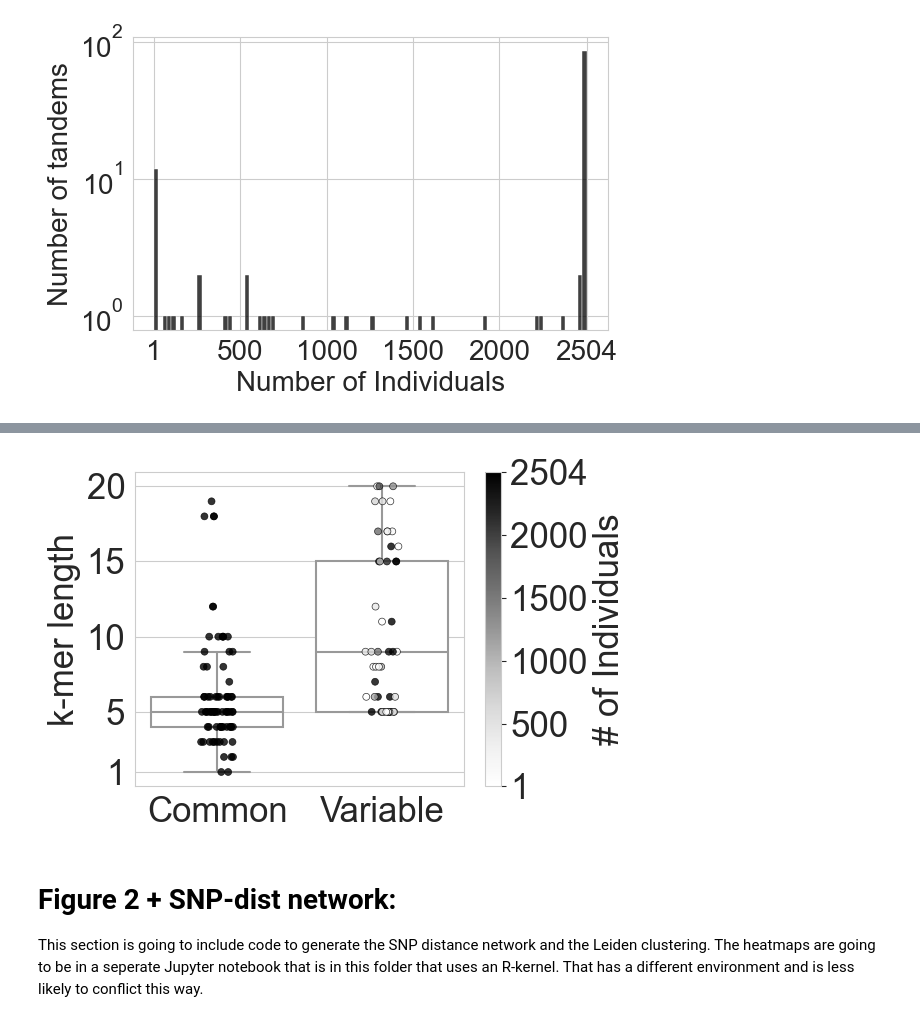
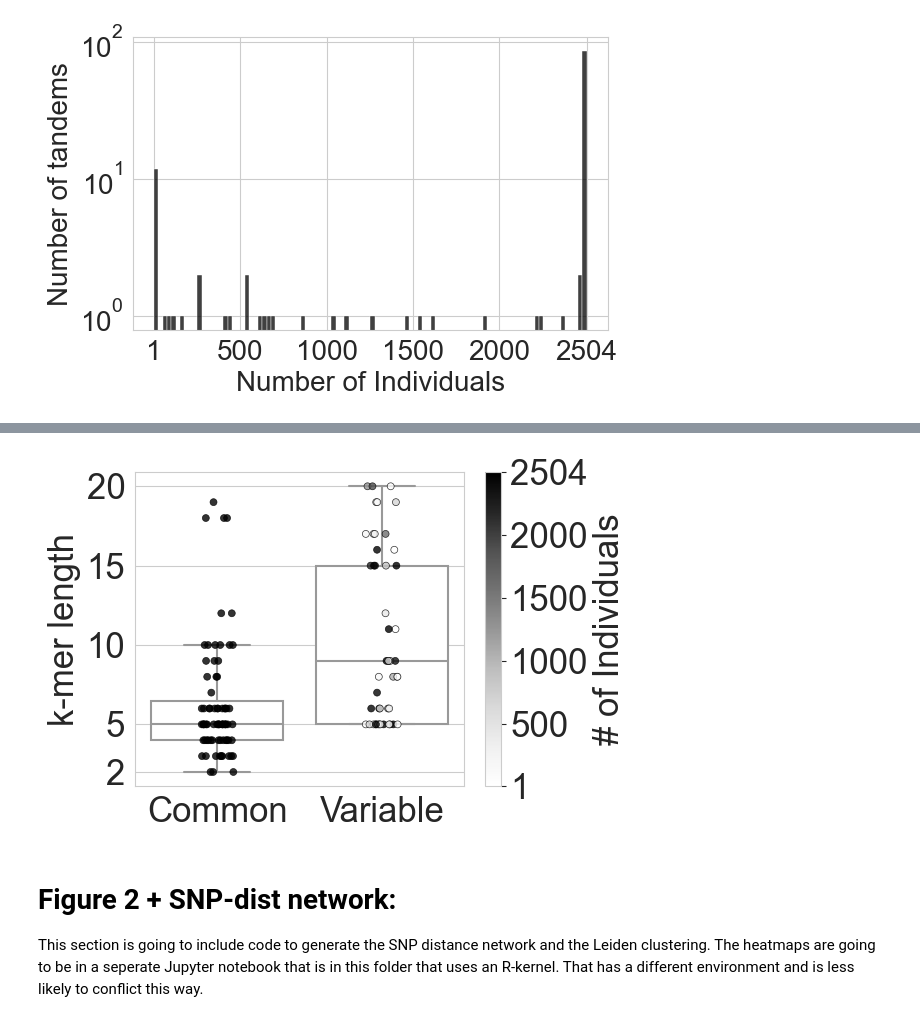
Before and after one commit to is-the-biologist/1KGP_SATS, a Jupyter notebook: scripts/git_jupyter/HumanGenomeSatVar_gitcode.1.ipynb, the cells around one changed output, grey strips where cells are left out. Saved outputs shown, nothing was run; the diff lists cells and outputs as text; code cells hidden in the pictures.

```diff
--- a/scripts/git_jupyter/HumanGenomeSatVar_gitcode.1.ipynb
+++ b/scripts/git_jupyter/HumanGenomeSatVar_gitcode.1.ipynb
@@ -123,9 +148,9 @@ SignificanceResult(statistic=0.9263904694139887, pvalue=1.954567855702749e-54)
 # %%
 #get total bp by satellite class for each individual
-k_length = [(len(k)-1)/2 for k in k_df.columns[0:126]]
-total_bp = np.sum(k_df[[k for k in k_df.columns[0:126] ]] * k_length, axis=1)
+k_length = [(len(k)-1)/2 for k in k_df.columns[0:124]]
+total_bp = np.sum(k_df[[k for k in k_df.columns[0:124] ]] * k_length, axis=1)
 k_df['total_bp'] = total_bp
 
-k_bp = k_df[[k for k in k_df.columns[0:126] ]] * k_length
+k_bp = k_df[[k for k in k_df.columns[0:124] ]] * k_length
 
 bp_perc = k_bp
@@ -159,4 +192,6 @@ barplot_df = barplot_df[["A","AATGG", "G", "AT+AG+AC", "Other", 'sample']]
 #barplot_df["pop"] = k_clean_df['pop']
 #barplot_df["super_pop"] = k_clean_df['super_pop']
+# %%
+t2t_copy = t2t_data.loc['T2T-CHM13v2.0 (k-Seek)']
 # %%
 #make summarized dataframe for plot
@@ -221,29 +258,0 @@ plt.close()
-# %%
-bplot_df = (barplot_df.iloc[np.argsort(np.sum(barplot_df[barplot_df.columns[0:5]],axis=1)),].set_index('sample') / 1000000)
-
-fig = plt.figure(figsize=(8,4))
-#ax1, ax2 = fig.subplots(ncols=2, sharey=True)
-#colors = sns.color_palette('Set2', len(bplot_df.columns))[::-1]
-colors=['#E40000', "#E46800", "#008989", "#00B700", "darkgrey"]
-
-prev_k = []
-index = 0
-for kmer in bplot_df.columns:
-    if len(prev_k) == 0:
-        plt.bar(height=bplot_df[kmer], x=bplot_df.index, align='edge', width=1, color=colors[index])
-    else:
-        plt.bar(height=bplot_df[kmer], x=bplot_df.index, bottom=np.sum(bplot_df[prev_k],axis=1), align='edge', width=1
-               , color=colors[index])
-
-    prev_k.append(kmer)
-    index += 1
-#plt.yscale('log', base=5)
-plt.yticks(fontsize=15)
-plt.ylabel('Mb / 1x depth', fontsize=20)
-plt.xlabel('Individuals', fontsize=20)
-plt.legend(bplot_df.columns, fontsize=15, loc='upper left')
-ticks = plt.xticks(ticks=[], labels=[])
-plt.tight_layout()
-#plt.savefig('FIG_PLOT_DRAFTS/individual.kmer.abundance.png', dpi=300)
-plt.show()
-plt.close()
@@ -271,9 +297,10 @@ with sns.axes_style("whitegrid"):
 copies = []
 frq_counts = []
 monomer_length = []
-
+k_counts = k_counts.loc[[k for k in k_counts.index if  len(k) >3]]
 
 for kmer in k_counts.index:
+
     mean_cn = np.mean( (k_counts.loc[kmer] [k_counts.loc[kmer] > 0])  *(len(kmer)-1)/2)
     count = np.sum(k_counts.loc[kmer] > 0)
     monomer_length.append((len(kmer)-1)/2)
@@ -322,34 +349,34 @@ with sns.axes_style('whitegrid'):
 # %%
 with sns.axes_style('whitegrid'):
     fig = plt.figure(figsize=(6,4) )
 
     norm = plt.Normalize(kmer_fs['counts'].min(), kmer_fs['counts'].max())
     sm = plt.cm.ScalarMappable(cmap="Greys", norm=norm)
     sm.set_array([])
 
     ax = sns.stripplot(data=kmer_fs, y='ksize', x='freq_cat',linewidth=0.5, edgecolor='black',
                        s=5, alpha=0.8, hue='counts', palette='Greys')
     sns.boxplot(data=kmer_fs, y='ksize', x='freq_cat', color='white', showfliers=False)
     plt.ylabel("k-mer length", fontsize=25)
     plt.xlabel("", fontsize=25)
 
     plt.xticks(ticks = [0,1], labels = ["Common", "Variable"], fontsize=25)
 
-    plt.yticks(ticks=[1, 5, 10 , 15, 20],fontsize=25)
+    plt.yticks(ticks=[2, 5, 10 , 15, 20],fontsize=25)
 
     ax.get_legend().remove()
     cbar = ax.figure.colorbar(sm)
     cbar.set_ticks([1, 500, 1000, 1500, 2000, 2504])
  #   cbar.set_ticklabels()
     cbar.ax.tick_params(labelsize=25)
     cbar.set_label('# of Individuals', fontsize=25)
 
     plt.tight_layout()
-    #plt.savefig('kmer.sfs.box1.png',dpi=300)
+    plt.savefig('kmer.sfs.box1.png',dpi=300)
     plt.show()
     plt.close()
 # %% [output]
-[figure, old version]
+[figure, new version]
 # %% [markdown]
 # Figure 2 + SNP-dist network:
 
```
Also changed, not shown: parts of 24 cells of this notebook.
